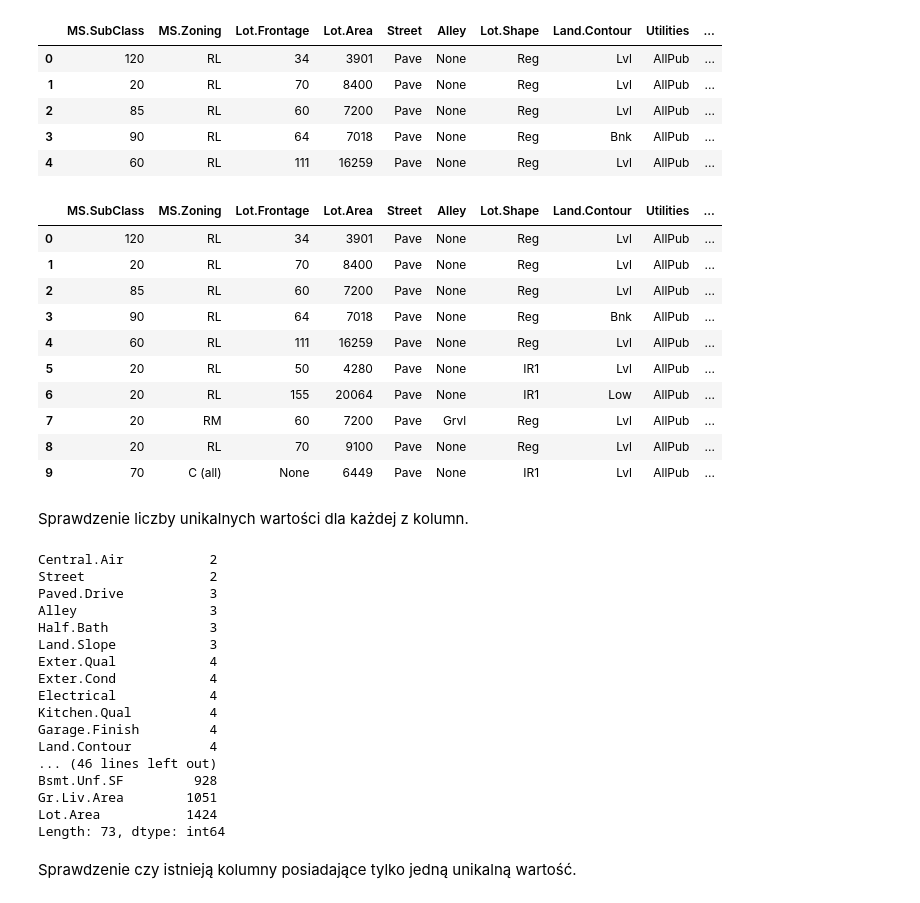
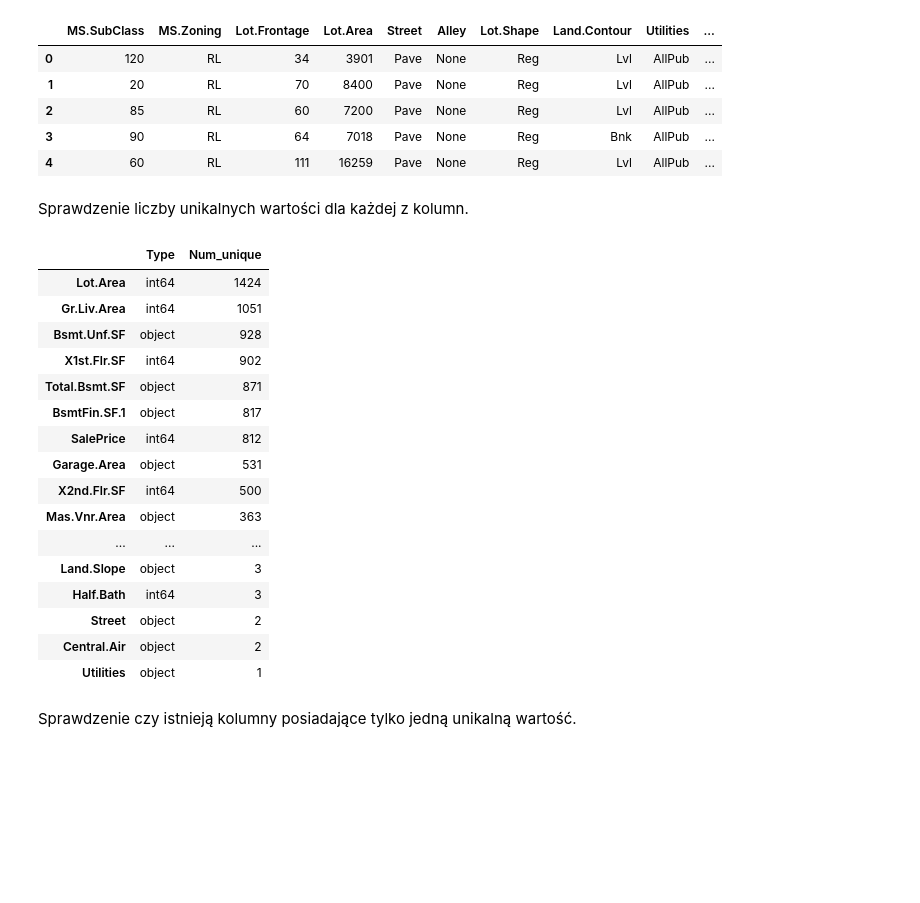
Before and after one commit to edytakudla/Ames_Prices_Predicting_Project, a Jupyter notebook: Project Ames.ipynb, the cells around one changed output. Drawn from its saved outputs; the diff is of its cells as text; code cells hidden in the pictures; blank space fills up the shorter version.

```diff
--- a/Project Ames.ipynb
+++ b/Project Ames.ipynb
@@ -132,42 +139,35 @@ df_copy.head()
 | 3 | 90 | RL | 64 | 7018 | Pave | None | Reg | Bnk | AllPub | ... |
 | 4 | 60 | RL | 111 | 16259 | Pave | None | Reg | Lvl | AllPub | ... |
 # %%
-df.drop(labels=['Misc.Val', 'Mo.Sold', 'Yr.Sold', 'Sale.Type', 'Sale.Condition', 'SalePrice'], axis=1, inplace=True)
-df.head(10)
+# NARAZIE ZOSTAJĄ!!
+# df.drop(labels=['Misc.Val', 'Mo.Sold', 'Yr.Sold', 'Sale.Type', 'Sale.Condition', 'SalePrice'], axis=1, inplace=True)
+# df.head(10)
-# %% [output]
-|  | MS.SubClass | MS.Zoning | Lot.Frontage | Lot.Area | Street | Alley | Lot.Shape | Land.Contour | Utilities | ... |
-| 0 | 120 | RL | 34 | 3901 | Pave | None | Reg | Lvl | AllPub | ... |
-| 1 | 20 | RL | 70 | 8400 | Pave | None | Reg | Lvl | AllPub | ... |
-| 2 | 85 | RL | 60 | 7200 | Pave | None | Reg | Lvl | AllPub | ... |
-| 3 | 90 | RL | 64 | 7018 | Pave | None | Reg | Bnk | AllPub | ... |
-| 4 | 60 | RL | 111 | 16259 | Pave | None | Reg | Lvl | AllPub | ... |
-| 5 | 20 | RL | 50 | 4280 | Pave | None | IR1 | Lvl | AllPub | ... |
-| 6 | 20 | RL | 155 | 20064 | Pave | None | IR1 | Low | AllPub | ... |
-| 7 | 20 | RM | 60 | 7200 | Pave | Grvl | Reg | Lvl | AllPub | ... |
-| 8 | 20 | RL | 70 | 9100 | Pave | None | Reg | Lvl | AllPub | ... |
-| 9 | 70 | C (all) | None | 6449 | Pave | None | IR1 | Lvl | AllPub | ... |
 # %% [markdown]
 Sprawdzenie liczby unikalnych wartości dla każdej z kolumn.
-# %%
-df.nunique().sort_values()
-# %% [output]
-Central.Air           2
-Street                2
-Paved.Drive           3
-Alley                 3
-Half.Bath             3
-Land.Slope            3
-Exter.Qual            4
-Exter.Cond            4
-Electrical            4
-Kitchen.Qual          4
-Garage.Finish         4
-Land.Contour          4
-... (46 lines left out)
-Bsmt.Unf.SF         928
-Gr.Liv.Area        1051
-Lot.Area           1424
-Length: 73, dtype: int64
+# %%
+types = df.dtypes
+nunique = df.nunique()
+df_info = pd.DataFrame(pd.concat([types, nunique], axis =1))
+df_info = df_info.rename(columns={0:'Type', 1:'Num_unique'}).sort_values(by='Num_unique', ascending=False)
+df_info
+# %% [output]
+|  | Type | Num_unique |
+| Lot.Area | int64 | 1424 |
+| Gr.Liv.Area | int64 | 1051 |
+| Bsmt.Unf.SF | object | 928 |
+| X1st.Flr.SF | int64 | 902 |
+| Total.Bsmt.SF | object | 871 |
+| BsmtFin.SF.1 | object | 817 |
+| SalePrice | int64 | 812 |
+| Garage.Area | object | 531 |
+| X2nd.Flr.SF | int64 | 500 |
+| Mas.Vnr.Area | object | 363 |
+| ... | ... | ... |
+| Land.Slope | object | 3 |
+| Half.Bath | int64 | 3 |
+| Street | object | 2 |
+| Central.Air | object | 2 |
+| Utilities | object | 1 |
 # %% [markdown]
 Sprawdzenie czy istnieją kolumny posiadające tylko jedną unikalną wartość.
 # %%
```
Also changed, not shown: parts of 15 cells of this notebook.
